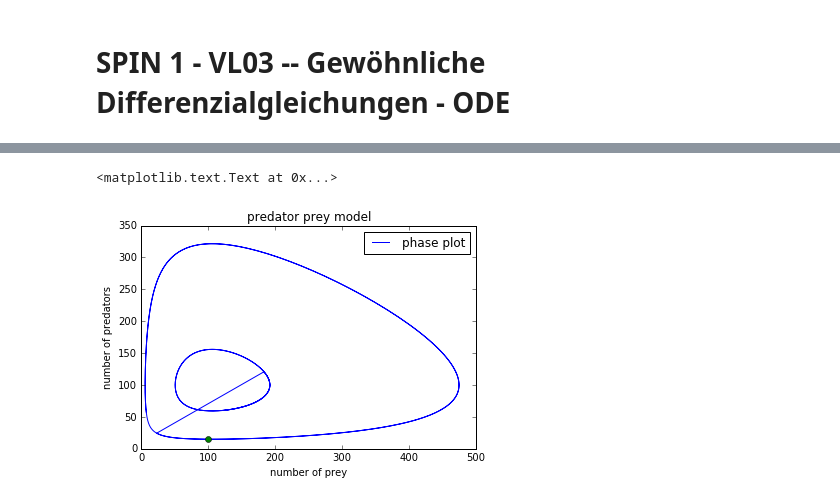
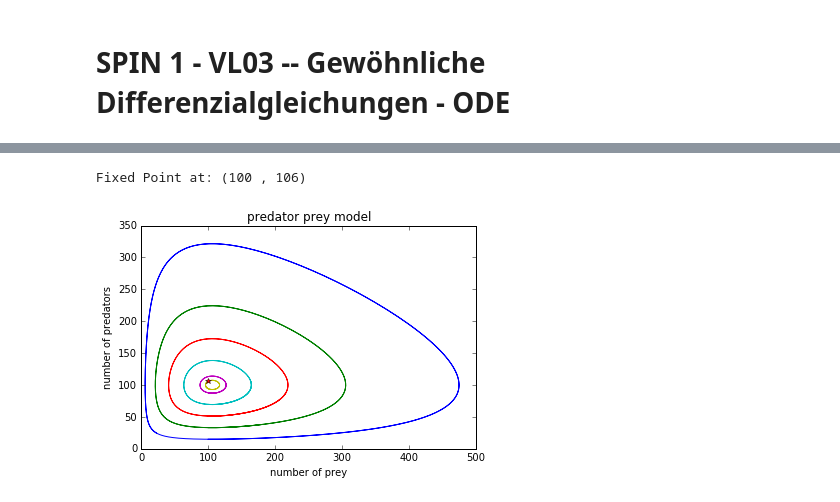
Before and after one commit to tux19/SPIN_1_2016, a Jupyter notebook: SPIN 1 - VL03.ipynb, the cells around one changed output, grey strips where cells are left out. Cells and saved outputs as stored; diff of their text form; code cells hidden in the pictures.

```diff
--- a/SPIN 1 - VL03.ipynb
+++ b/SPIN 1 - VL03.ipynb
@@ -138,18 +154,32 @@ plt.title("predator prey model")
 # %%
-u_rk4[0] = numpy.array([60, 120])
-for n in range(N-1):
-    u_rk4[n+1] = RK4_step(u_rk4[n], lv_adler_eichhörnchen, dt)
-a_rk4 = u_rk4[:,0]
-e_rk4 = u_rk4[:,1]
+a0 = numpy.linspace(15,106, 6)
+e0 = [100]*6
 
-plt.plot(e_rk4, a_rk4, '-', markevery=5, label = 'phase plot')
-plt.plot(e0,a0, 'o')
-plt.legend(loc='upper right')
+res = []
+for s in range(0,len(a0)):
+
+    u_rk4 = numpy.empty((N, 2))
+    u_rk4[0] = numpy.array([a0[s], e0[s]])
+
+    for n in range(N-1):
+        u_rk4[n+1] = RK4_step(u_rk4[n], lv_adler_eichhörnchen, dt)
+    res.append(u_rk4)
+
+
+for r in res:
+    a_rk4 = r[:,0]
+    e_rk4 = r[:,1]
+
+    plt.plot(e_rk4, a_rk4, '-')
+plt.plot((ke/kea),(ka/kae), '*',color = 'r')
+
 #labels
 plt.xlabel("number of prey")
 plt.ylabel("number of predators")
 #title
 plt.title("predator prey model")
+
+print("Fixed Point at: (%d , %d)" %((ke/kea), (ka/kae) ))
 # %% [output]
-<matplotlib.text.Text at 0x...>
+Fixed Point at: (100 , 106)
-[figure, old version]
+[figure, new version]
```
Also changed, not shown: parts of 8 cells of this notebook, 1 other file.
